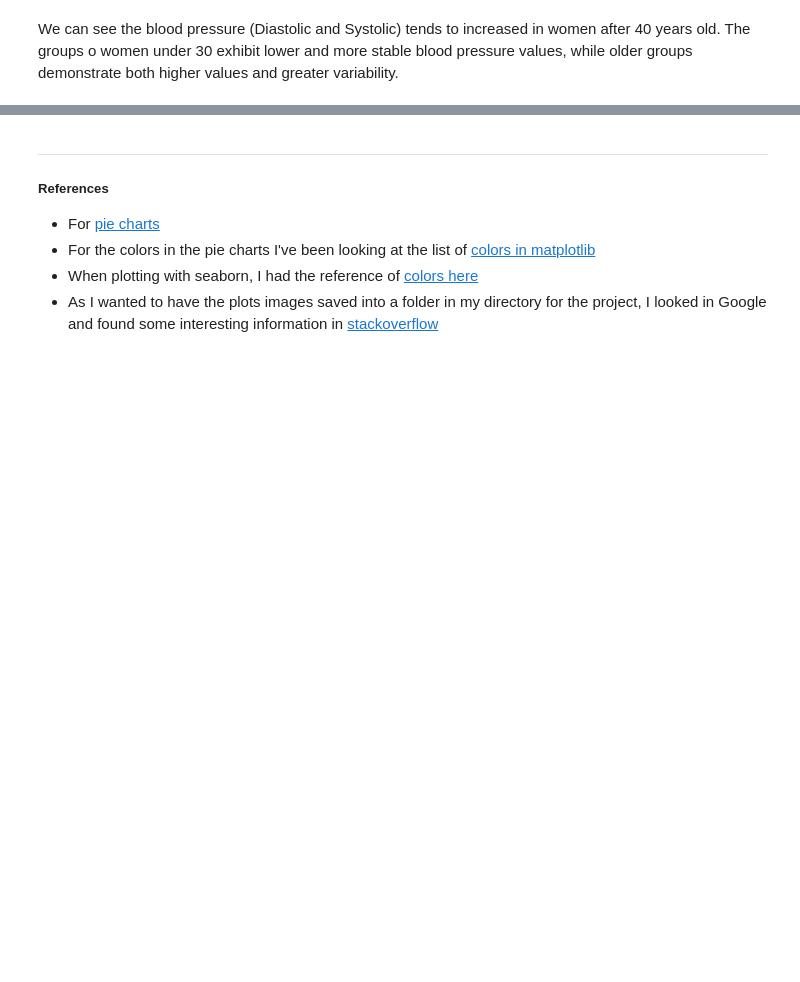
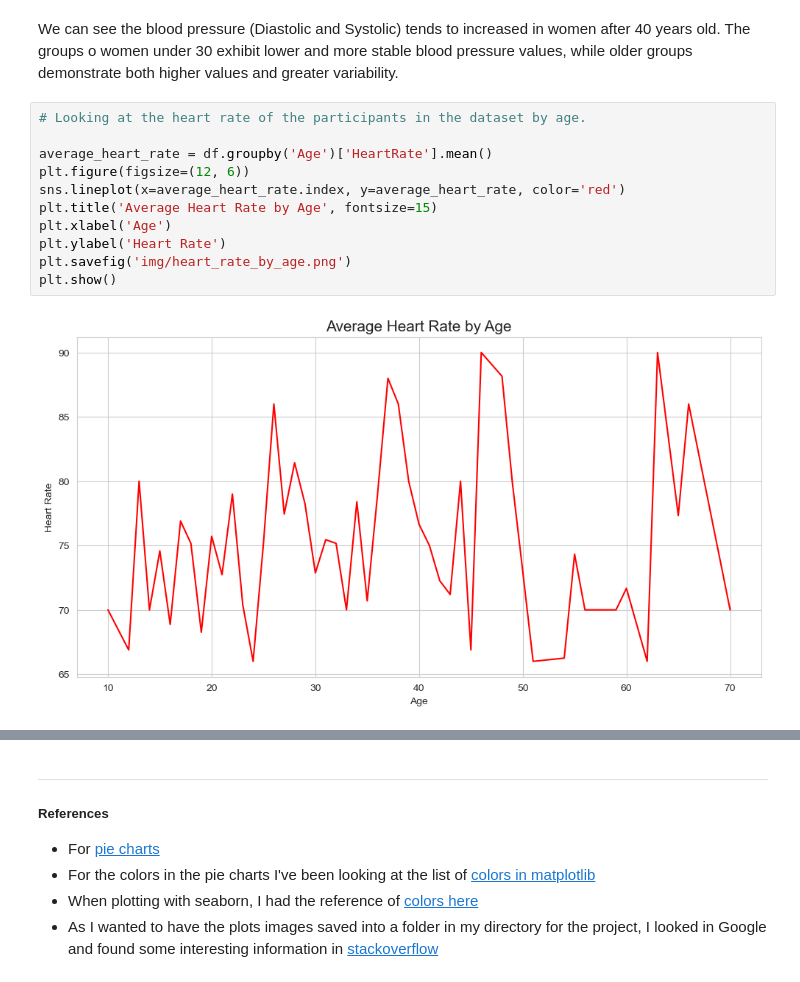
Before and after one commit to Jennyicano/PFDA, a Jupyter notebook: pfda_project/big_project.ipynb, the cells around one changed output, grey strips where cells are left out. Drawn from its saved outputs; the diff is of its cells as text; blank space fills up the shorter version.

Commit message:
updating code and analysis of the heart rate.

```diff
--- a/pfda_project/big_project.ipynb
+++ b/pfda_project/big_project.ipynb
@@ -330,3 +352,16 @@ plt.show()
 [figure]
 # %% [markdown]
 We can see the blood pressure (Diastolic and Systolic) tends to increased in women after 40 years old. The groups o women under 30 exhibit lower and more stable blood pressure values, while older groups demonstrate both higher values and greater variability.
+# %%
+# Looking at the heart rate of the participants in the dataset by age.
+
+average_heart_rate = df.groupby('Age')['HeartRate'].mean()
+plt.figure(figsize=(12, 6))
+sns.lineplot(x=average_heart_rate.index, y=average_heart_rate, color='red')
+plt.title('Average Heart Rate by Age', fontsize=15)
+plt.xlabel('Age')
+plt.ylabel('Heart Rate')
+plt.savefig('img/heart_rate_by_age.png')
+plt.show()
+# %% [output]
+[figure, added]
```
Also changed, not shown: parts of 6 cells of this notebook, 6 other files.
